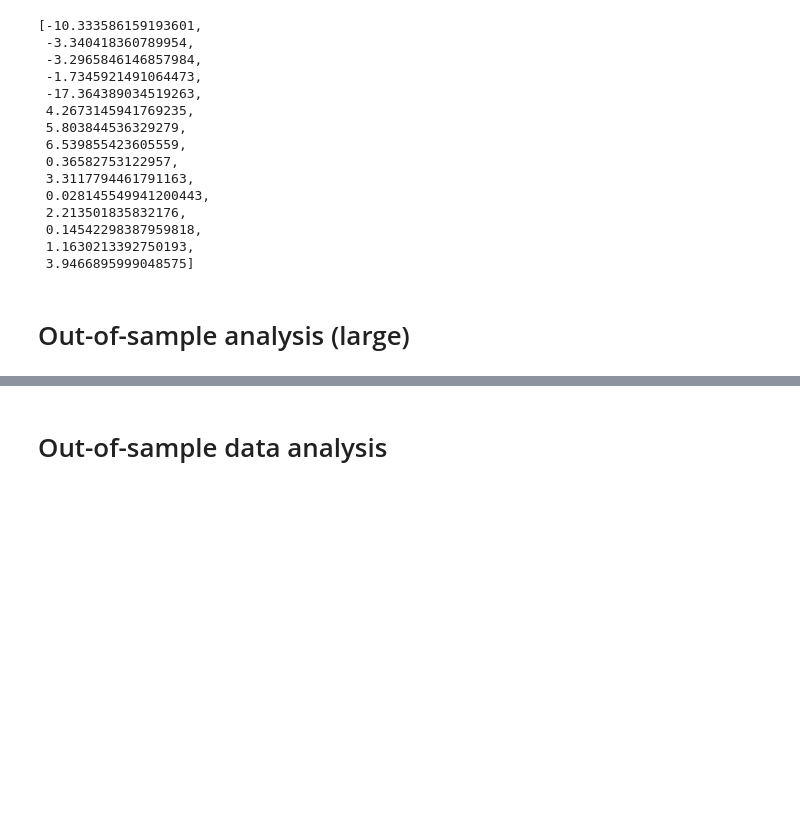
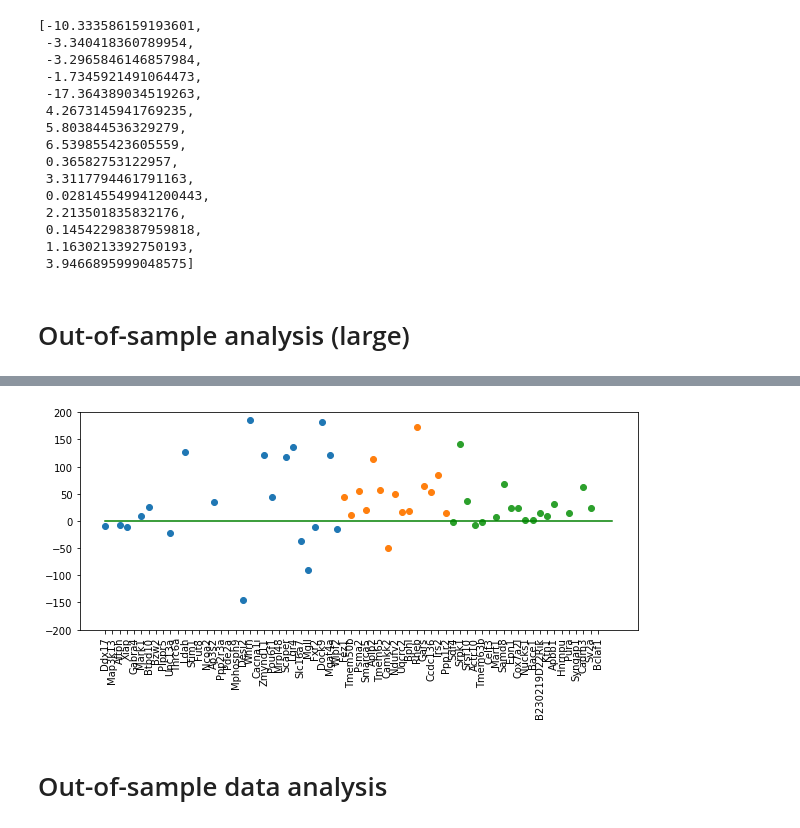
Before and after one commit to pachterlab/GVFP_2021, a Jupyter notebook: gg220802_monod.ipynb, the cells around one changed output, grey strips where cells are left out. Saved outputs shown, nothing was run; the diff lists cells and outputs as text; code cells hidden in the pictures; blank space fills up the shorter version.

```diff
--- a/gg220802_monod.ipynb
+++ b/gg220802_monod.ipynb
@@ -943,3 +967,14 @@ _=ax1.set_xticks(np.concatenate(indices),np.concatenate(gene_names_to_run),rotat
+# %%
+colors= ('salmon','royalblue','grey')
+fig1,ax1 = plt.subplots(1,1,figsize=(10,4))
+for model_set in range(3):
+    d = np.asarray([lik_ratios_oos[test_data_ind][model_set] for test_data_ind in range(len(sample_looms))])
+    bplot = ax1.scatter(indices[model_set],d.mean(0))
+ax1.set_ylim([-200,200])
+ax1.plot([0,1+sum([len(x) for x in indices])],[0,0],'g-')
+_=ax1.set_xticks(np.concatenate(indices),np.concatenate(gene_names_to_run),rotation=90)
+# %% [output]
+[figure, added]
 # %%
 # genes_ran = [gn[x] for x in genes_to_run]
 # %%
```
Also changed, not shown: parts of 5 cells of this notebook, 3 other files.
